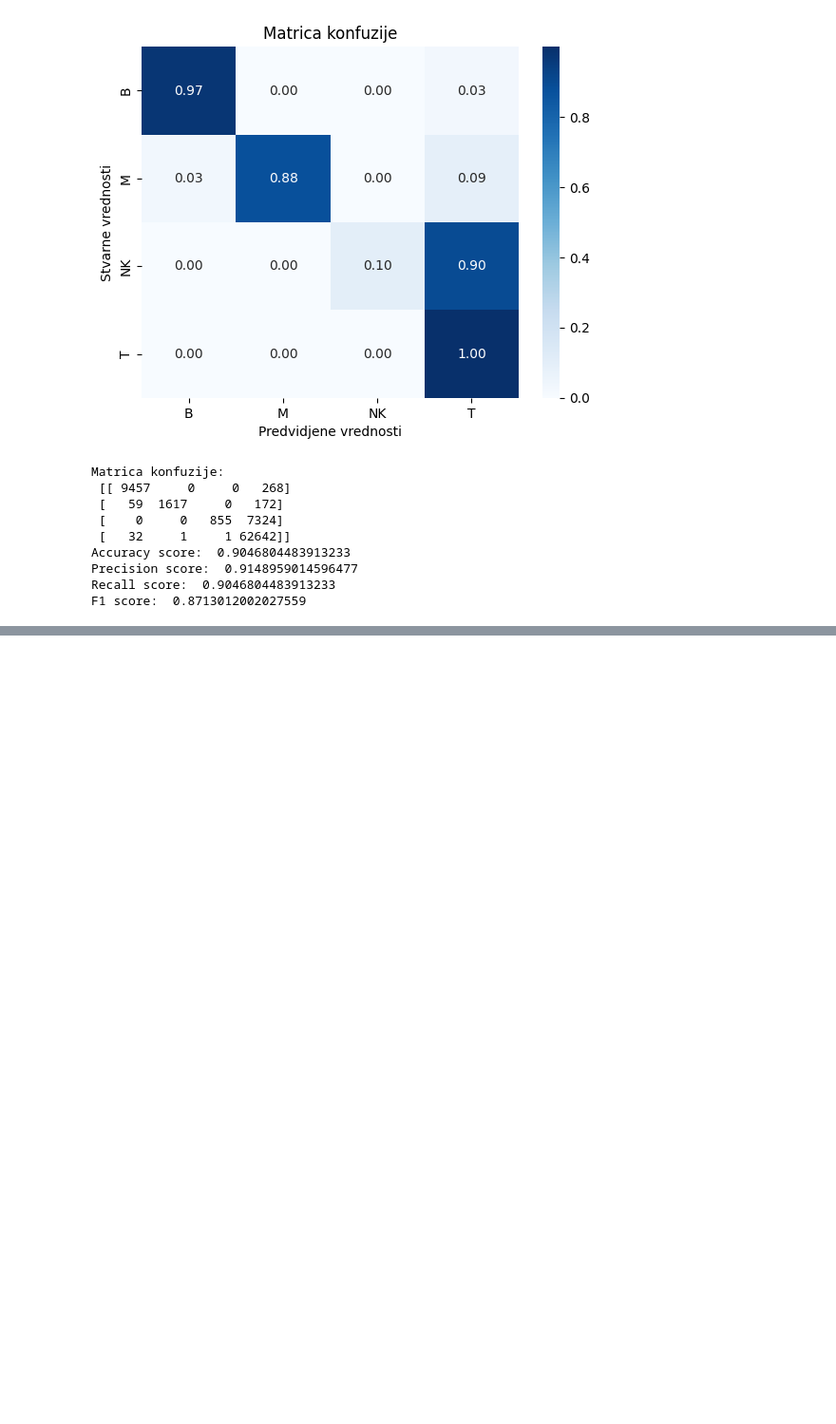
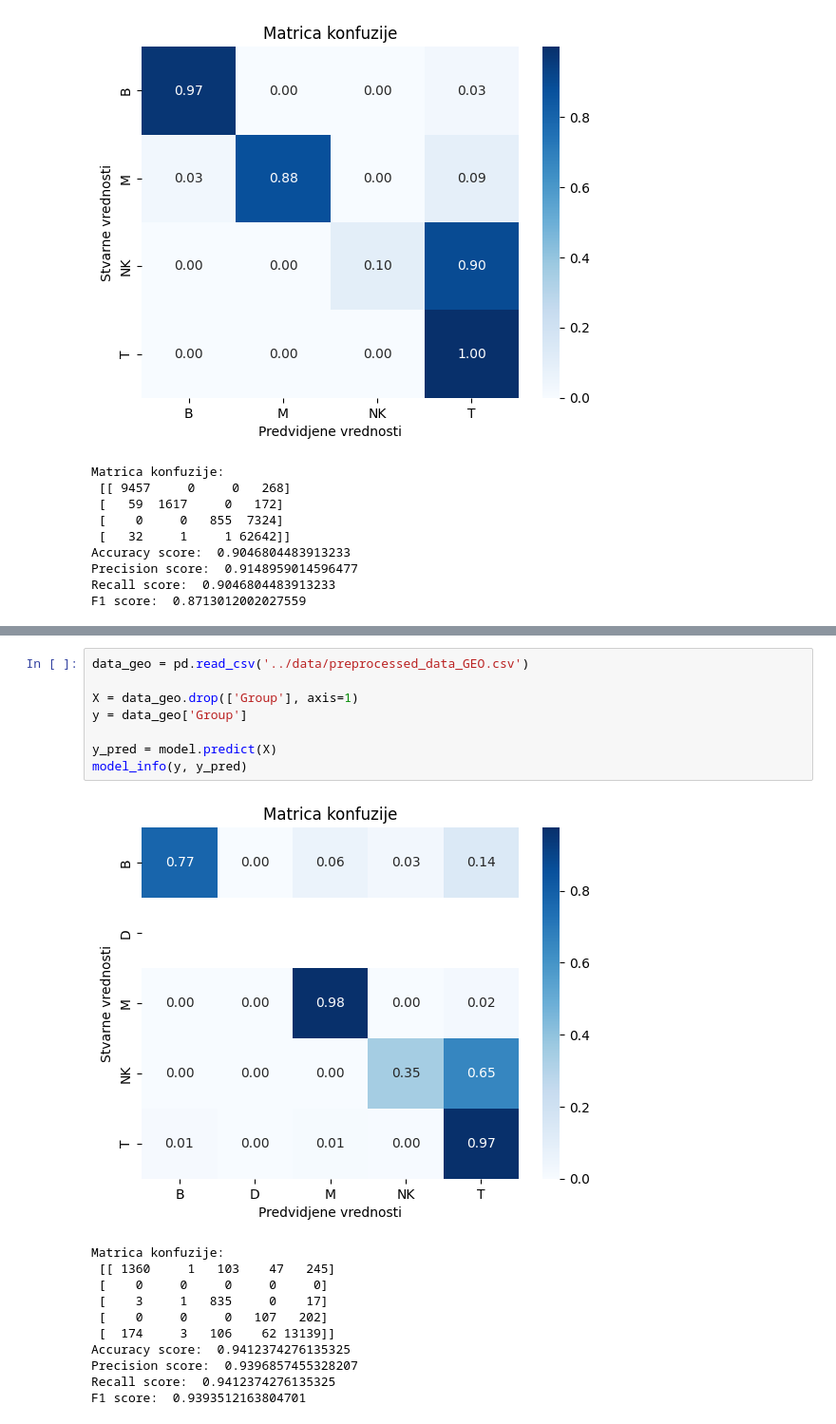
Before and after one commit to bogdans55/ip2-projekat, a Jupyter notebook: models/random_forest.ipynb, the cells around one changed output, grey strips where cells are left out. Shown at 95% size. Drawn from its saved outputs; the diff is of its cells as text; blank space fills up the shorter version.

```diff
--- a/models/random_forest.ipynb
+++ b/models/random_forest.ipynb
@@ -232,0 +289,20 @@ F1 score:  0.8713012002027559
+# %%
+data_geo = pd.read_csv('../data/preprocessed_data_GEO.csv')
+
+X = data_geo.drop(['Group'], axis=1)
+y = data_geo['Group']
+
+y_pred = model.predict(X)
+model_info(y, y_pred)
+# %% [output]
+[figure, added]
+Matrica konfuzije:
+ [[ 1360     1   103    47   245]
+ [    0     0     0     0     0]
+ [    3     1   835     0    17]
+ [    0     0     0   107   202]
+ [  174     3   106    62 13139]]
+Accuracy score:  0.9412374276135325
+Precision score:  0.9396857455328207
+Recall score:  0.9412374276135325
+F1 score:  0.9393512163804701
```
Also changed, not shown: parts of 4 cells of this notebook, 1 other file.
